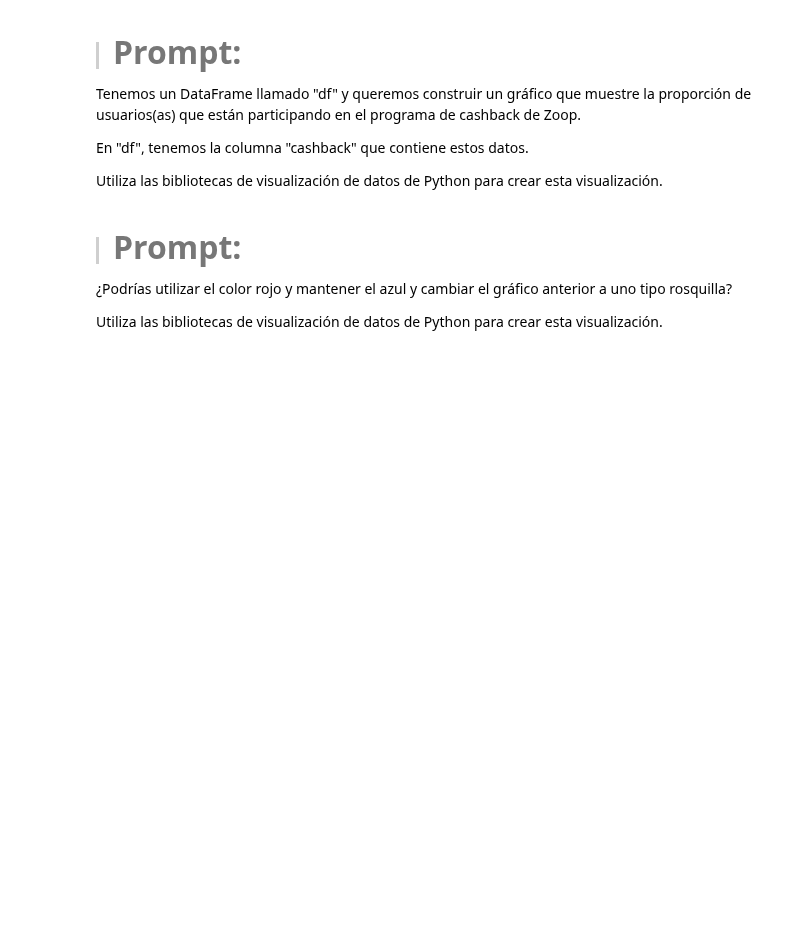
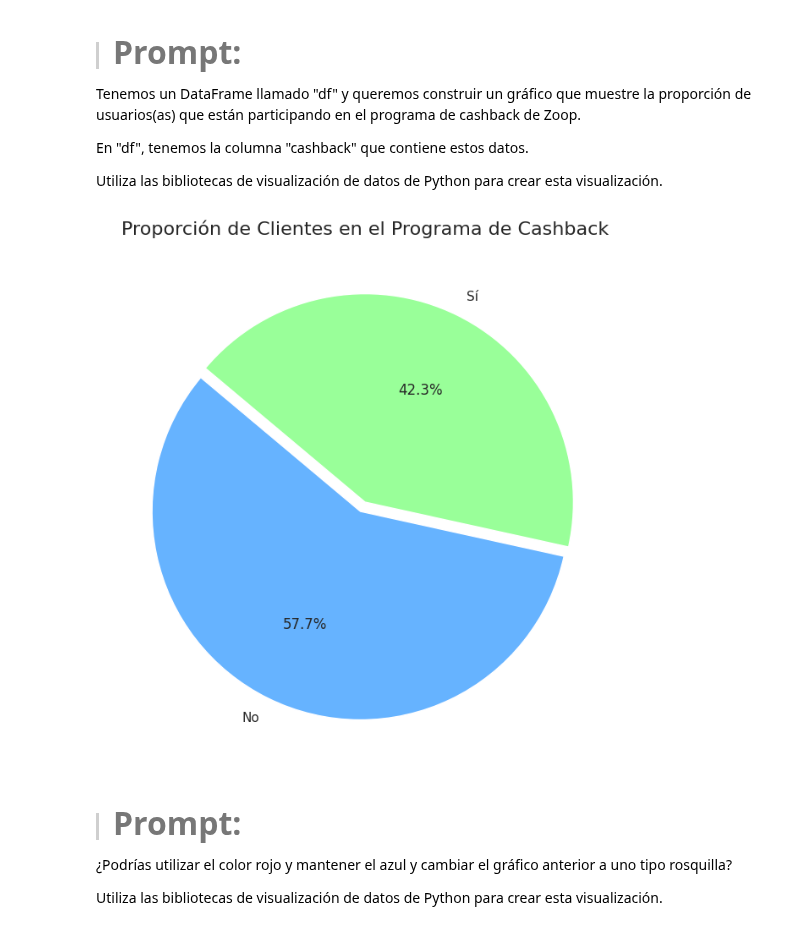
Before and after one commit to LordAguaKate/Practica_DATA_SCIENCE, a Jupyter notebook: IA_aplicada_a_ciencia_de_datos.ipynb, the cells around one changed output. Cells and saved outputs as stored; diff of their text form; code cells hidden in the pictures; blank space fills up the shorter version.

Commit message:
Generando mas visualizaciones

```diff
--- a/IA_aplicada_a_ciencia_de_datos.ipynb
+++ b/IA_aplicada_a_ciencia_de_datos.ipynb
@@ -723,6 +723,32 @@ Tenemos un DataFrame llamado "df" y queremos construir un gráfico que muestre l
 En "df", tenemos la columna "cashback" que contiene estos datos.
 
 Utiliza las bibliotecas de visualización de datos de Python para crear esta visualización.
+# %%
+# 1. Preparar los datos: Contar cuántos participan y cuántos no
+# value_counts() nos da la frecuencia de cada valor único
+datos_cashback = df_ecommerce['cashback'].value_counts()
+# %%
+# 2. Configurar el gráfico
+plt.figure(figsize=(8, 8))
+
+# 3. Crear el Gráfico de Pastel
+# autopct='%1.1f%%' es lo que hace que aparezcan los porcentajes dentro del gráfico
+plt.pie(
+    datos_cashback,
+    labels=datos_cashback.index,
+    autopct='%1.1f%%',
+    startangle=140,      # Rota el gráfico para que quede estéticamente mejor
+    colors=['#66b3ff','#99ff99'], # Colores personalizados (azul y verde pastel)
+    explode=(0.05, 0)    # 'Saca' ligeramente la primera rebanada para destacarla
+)
+
+# 4. Añadir título
+plt.title('Proporción de Clientes en el Programa de Cashback', fontsize=16)
+
+# Mostrar el gráfico
+plt.show()
+# %% [output]
+[figure, added]
 # %% [markdown]
 > #### <strong><font color="7b71ff" size =6>Prompt:</font></strong>
 
```
Also changed, not shown: parts of 5 cells of this notebook.
